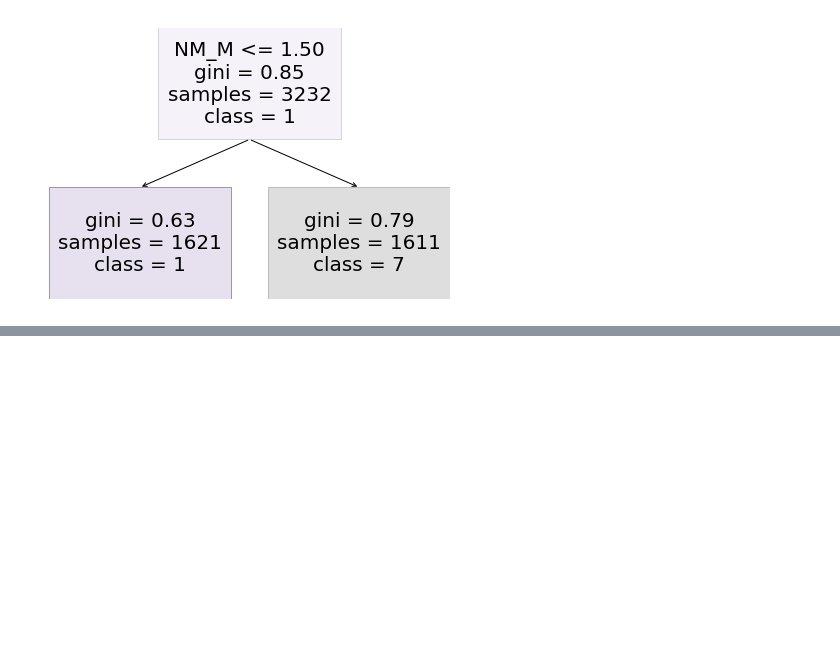
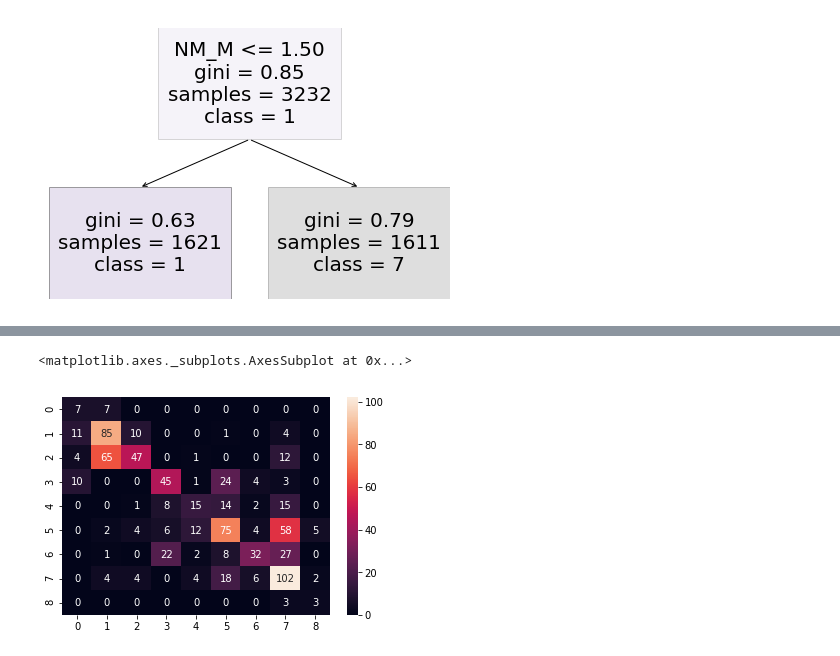
Before and after one commit to nshea3/SEG_Facies_Classification, a Jupyter notebook: welllogs_feature_engineering.ipynb, the cells around one changed output, grey strips where cells are left out. Drawn from its saved outputs; the diff is of its cells as text; code cells hidden in the pictures; blank space fills up the shorter version.

```diff
--- a/welllogs_feature_engineering.ipynb
+++ b/welllogs_feature_engineering.ipynb
@@ -44,0 +152,13 @@ fig = dtree.view()
+# %%
+y_pred = y_preds[0]
+PRED['Facies'] = y_pred
+all_data = PRED.join(TRUE, how='inner')
+y_blind = all_data['LithCode'].values
+y_pred = all_data['Facies'].values
+y_pred = y_pred[y_blind!=11]
+y_blind = y_blind[y_blind!=11]
+cv_conf = confusion_matrix(y_blind, y_pred)
+sns.heatmap(cv_conf, annot=True, fmt="d")
+# %% [output]
+<matplotlib.axes._subplots.AxesSubplot at 0x...>
+[figure, added]
```
Also changed, not shown: parts of 8 cells of this notebook.
